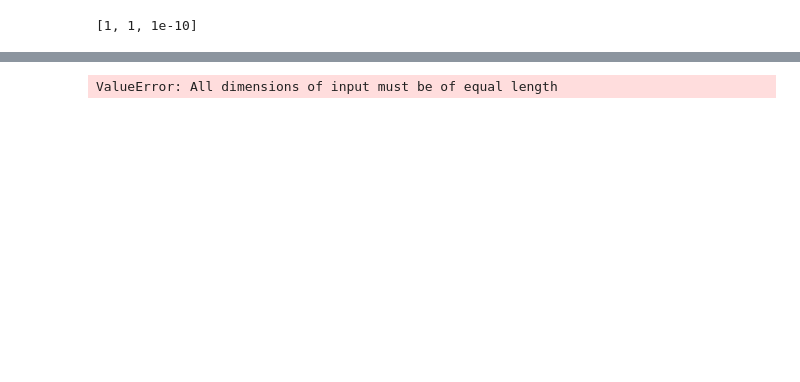
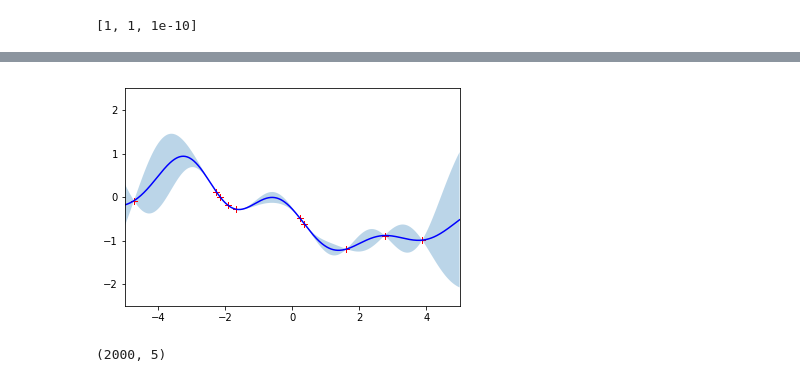
Before and after one commit to michaeloneill/GaussianProcesses, a Jupyter notebook: GP2.ipynb, the cells around one changed output, grey strips where cells are left out. Drawn from its saved outputs; the diff is of its cells as text; code cells hidden in the pictures; blank space fills up the shorter version.

```diff
--- a/GP2.ipynb
+++ b/GP2.ipynb
@@ -197,4 +205,14 @@ gp.kernel.theta()
+# %%
+# compute 95% confidence interval from pointwise variances and plot
+pointwise_variances = y_pred_covar.diagonal()
+error = 1.96 * np.sqrt(pointwise_variances)
+ax.fill_between(X_test[:, 0], y_pred_mean - error, y_pred_mean + error, alpha=0.3)
+fig
+# %% [output]
+[figure, added]
 # %%
-y_test = gp.sample_y(X_test)
+y_pred_sample = gp.sample_y(X_test, n_samples=5)
-# %% [output]
-ValueError: All dimensions of input must be of equal length
+# %%
+y_pred_sample.shape
+# %% [output]
+(2000, 5)
```
Also changed, not shown: parts of 10 cells of this notebook.
